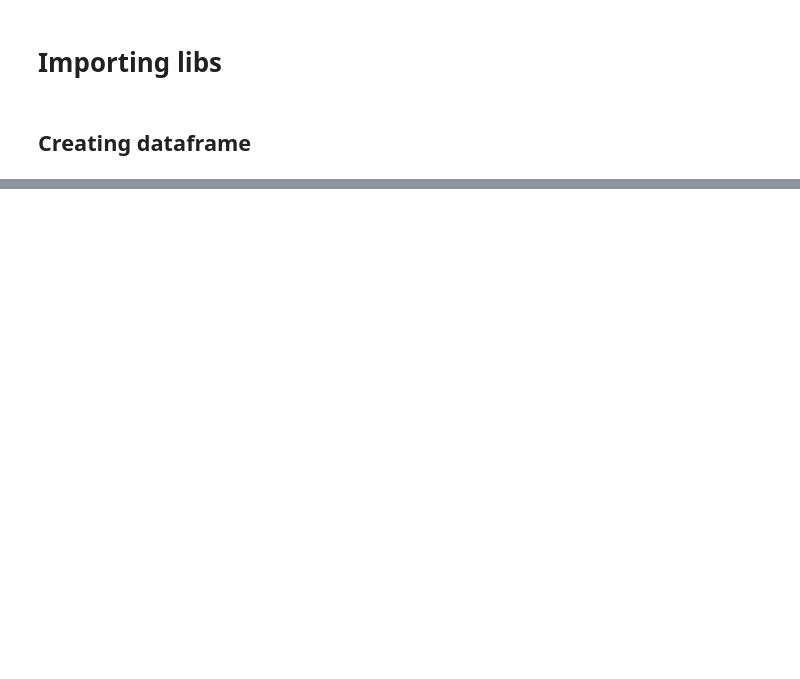
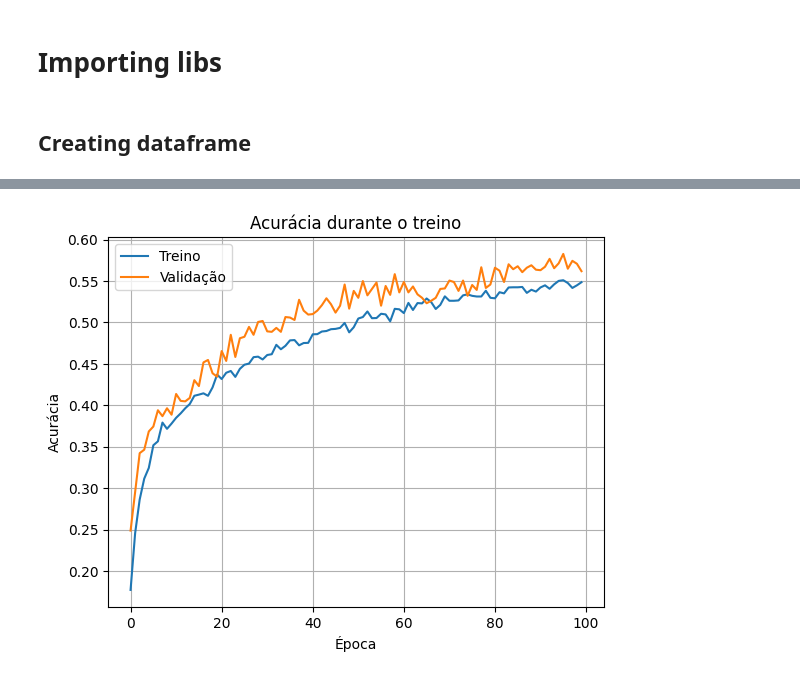
Before and after one commit to Leandro-Bandeira/IdentificadorAcorde, a Jupyter notebook: instrument_identifier.ipynb, the cells around one changed output, grey strips where cells are left out. Cells and saved outputs as stored; diff of their text form; code cells hidden in the pictures; blank space fills up the shorter version.

```diff
--- a/instrument_identifier.ipynb
+++ b/instrument_identifier.ipynb
@@ -67,0 +345,22 @@ instruments_df.to_csv('dataset/dataset.csv', index=False)
+# %%
+
+param_dist = {
+    'n_estimators': randint(50, 200),
+    'max_depth': [None, 10, 20],
+    'min_samples_split': [2, 5, 10],
+    'min_samples_leaf': [1, 2, 4],
+}
+
+random_search = RandomizedSearchCV(
+    estimator=RandomForestClassifier(),
+    param_distributions=param_dist,
+    n_iter=20,  # quantas combinações testar
+    cv=5,
+    scoring='accuracy',
+    n_jobs=-1,
+    random_state=42,
+    verbose=1
+)
+
+random_search.fit(X_train, y_train)
+print("Melhores hiperparâmetros:", random_search.best_params_)
@@ -67,0 +508,13 @@ instruments_df.to_csv('dataset/dataset.csv', index=False)
+# %%
+
+
+plt.plot(history.history['accuracy'], label='Treino')
+plt.plot(history.history['val_accuracy'], label='Validação')
+plt.title('Acurácia durante o treino')
+plt.xlabel('Época')
+plt.ylabel('Acurácia')
+plt.legend()
+plt.grid()
+plt.show()
+# %% [output]
+[figure, added]
```
Also changed, not shown: parts of 24 cells of this notebook, 2 other files.
